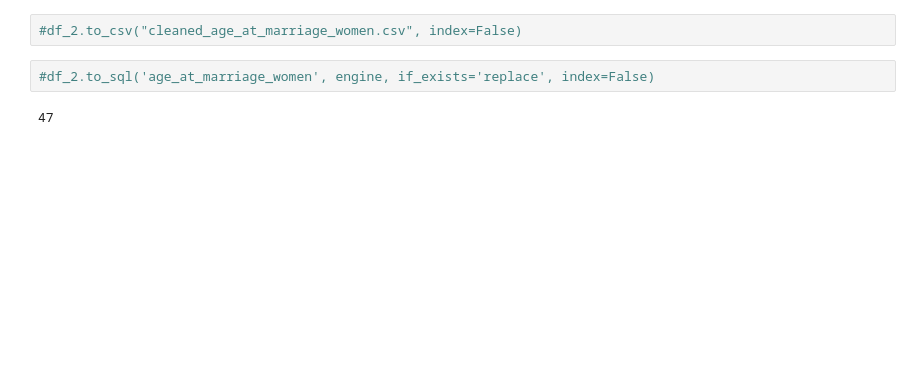
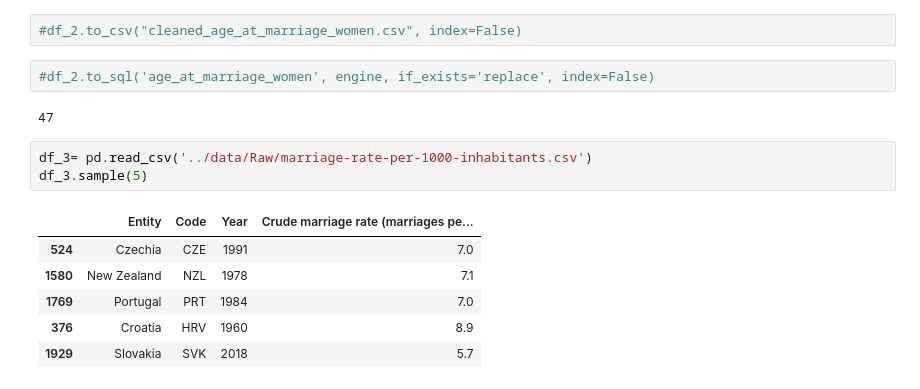
Before and after one commit to YkslB/marriage_statistics, a Jupyter notebook: notebooks/Marriage.ipynb, the cells around one changed output. Cells and saved outputs as stored; diff of their text form; blank space fills up the shorter version.

```diff
--- a/notebooks/Marriage.ipynb
+++ b/notebooks/Marriage.ipynb
@@ -210,3 +227,13 @@ int32
 #df_2.to_sql('age_at_marriage_women', engine, if_exists='replace', index=False)
 # %% [output]
 47
+# %%
+df_3= pd.read_csv('../data/Raw/marriage-rate-per-1000-inhabitants.csv')
+df_3.sample(5)
+# %% [output]
+|  | Entity | Code | Year | Crude marriage rate (marriages pe... |
+| 524 | Czechia | CZE | 1991 | 7.0 |
+| 1580 | New Zealand | NZL | 1978 | 7.1 |
+| 1769 | Portugal | PRT | 1984 | 7.0 |
+| 376 | Croatia | HRV | 1960 | 8.9 |
+| 1929 | Slovakia | SVK | 2018 | 5.7 |
```
Also changed, not shown: parts of 8 cells of this notebook, 1 other file.
